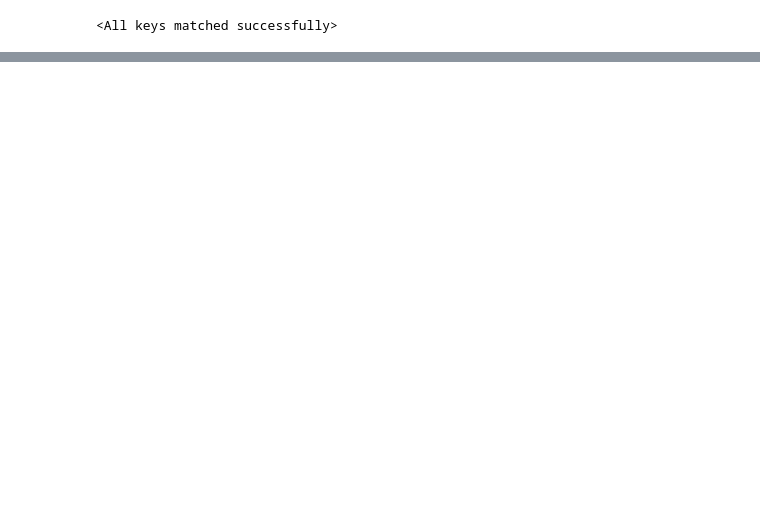
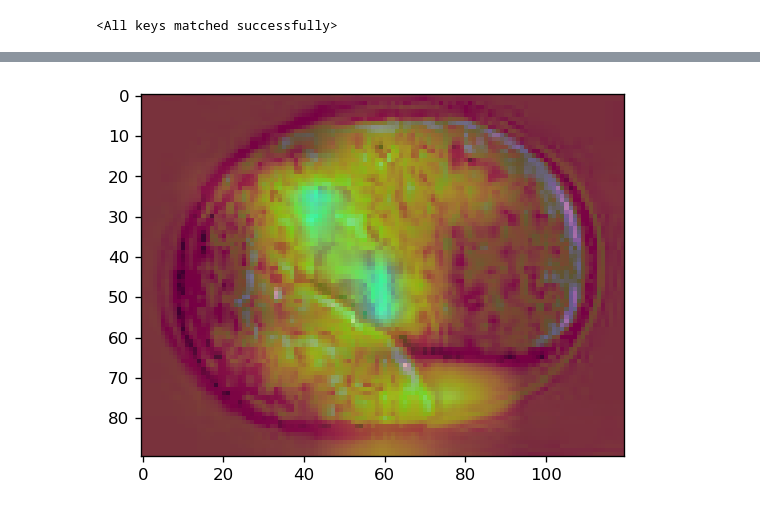
Before and after one commit to Mayukhdeb/adventures-with-augmentation, a Jupyter notebook: visualise_cnn_layers.ipynb, the cells around one changed output, grey strips where cells are left out. Cells and saved outputs as stored; diff of their text form; code cells hidden in the pictures; blank space fills up the shorter version.

```diff
--- a/visualise_cnn_layers.ipynb
+++ b/visualise_cnn_layers.ipynb
@@ -85,0 +211,10 @@ for i in range(1,7):
+# %%
+img = cv2.resize(cv2.imread("cell_2.jpg"), (120,90))
+mapp= cv2.resize(cv2.imread("heat.jpg"), (120,90))
+
+fin = cv2.addWeighted(img, 0.5, mapp, 0.7, 0)
+
+plt.imshow(fin)
+plt.show()
+# %% [output]
+[figure, added]
```
Also changed, not shown: parts of 12 cells of this notebook.
